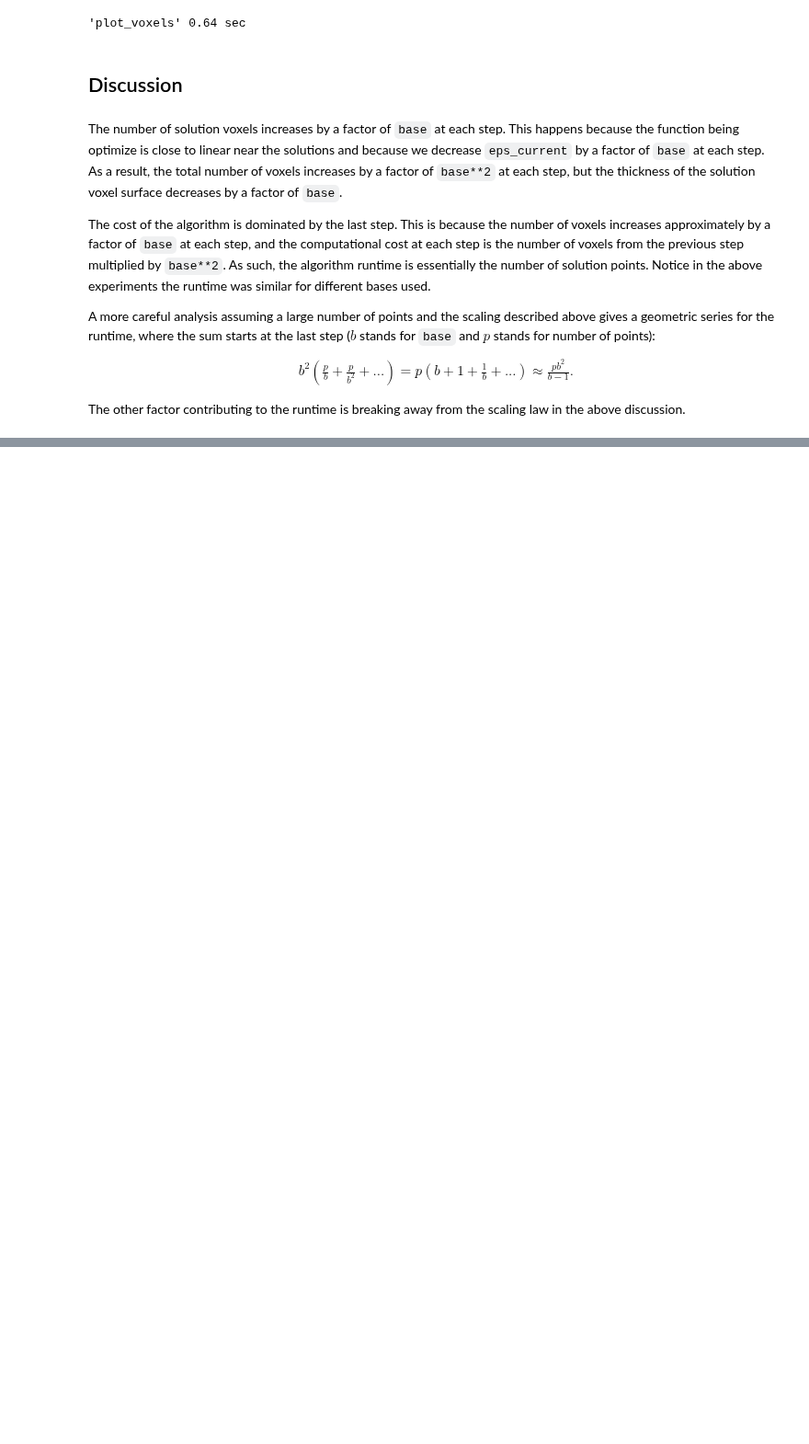
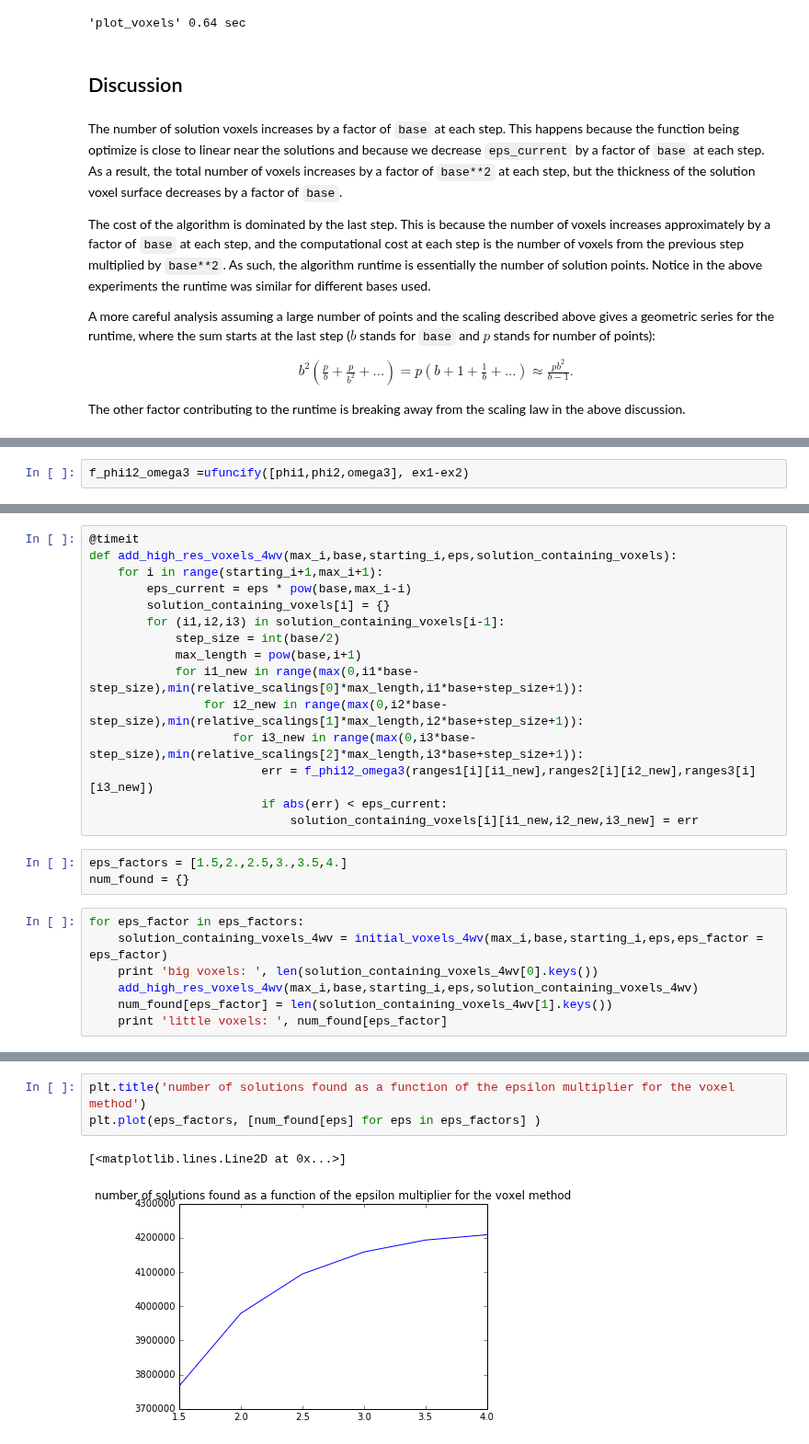
Before and after one commit to tabakg/potapov_interpolation, a Jupyter notebook: Dispersion_relation_chi_2_lists_approach.ipynb, the cells around one changed output, grey strips where cells are left out. Shown at 92% size. Saved outputs shown, nothing was run; the diff lists cells and outputs as text; blank space fills up the shorter version.

Commit message:
added a chi-3 analysis using voxels of increasing resolution method

```diff
--- a/Dispersion_relation_chi_2_lists_approach.ipynb
+++ b/Dispersion_relation_chi_2_lists_approach.ipynb
@@ -297,0 +340,2 @@ The other factor contributing to the runtime is breaking away from the scaling l
+# %%
+f_phi12_omega3 =ufuncify([phi1,phi2,omega3], ex1-ex2)
@@ -297,0 +360,25 @@ The other factor contributing to the runtime is breaking away from the scaling l
+# %%
+@timeit
+def add_high_res_voxels_4wv(max_i,base,starting_i,eps,solution_containing_voxels):
+    for i in range(starting_i+1,max_i+1):
+        eps_current = eps * pow(base,max_i-i)
+        solution_containing_voxels[i] = {}
+        for (i1,i2,i3) in solution_containing_voxels[i-1]:
+            step_size = int(base/2)
+            max_length = pow(base,i+1)
+            for i1_new in range(max(0,i1*base-step_size),min(relative_scalings[0]*max_length,i1*base+step_size+1)):
+                for i2_new in range(max(0,i2*base-step_size),min(relative_scalings[1]*max_length,i2*base+step_size+1)):
+                    for i3_new in range(max(0,i3*base-step_size),min(relative_scalings[2]*max_length,i3*base+step_size+1)):
+                        err = f_phi12_omega3(ranges1[i][i1_new],ranges2[i][i2_new],ranges3[i][i3_new])
+                        if abs(err) < eps_current:
+                            solution_containing_voxels[i][i1_new,i2_new,i3_new] = err
+# %%
+eps_factors = [1.5,2.,2.5,3.,3.5,4.]
+num_found = {}
+# %%
+for eps_factor in eps_factors:
+    solution_containing_voxels_4wv = initial_voxels_4wv(max_i,base,starting_i,eps,eps_factor = eps_factor)
+    print 'big voxels: ', len(solution_containing_voxels_4wv[0].keys())
+    add_high_res_voxels_4wv(max_i,base,starting_i,eps,solution_containing_voxels_4wv)
+    num_found[eps_factor] = len(solution_containing_voxels_4wv[1].keys())
+    print 'little voxels: ', num_found[eps_factor]
@@ -297,0 +403,6 @@ The other factor contributing to the runtime is breaking away from the scaling l
+# %%
+plt.title('number of solutions found as a function of the epsilon multiplier for the voxel method')
+plt.plot(eps_factors, [num_found[eps] for eps in eps_factors] )
+# %% [output]
+[<matplotlib.lines.Line2D at 0x...>]
+[figure, added]
```
Also changed, not shown: parts of 15 cells of this notebook.
